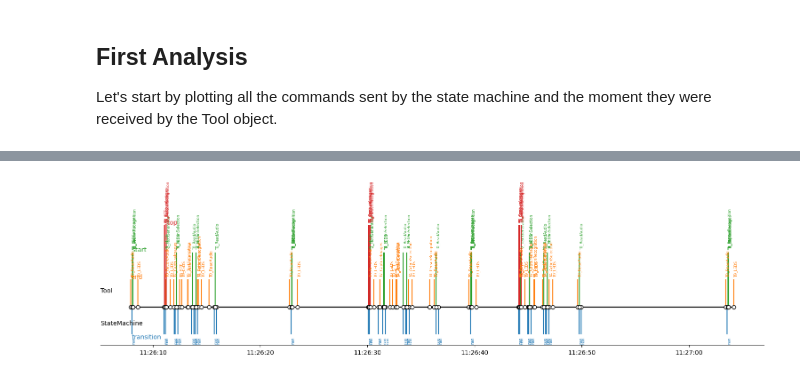
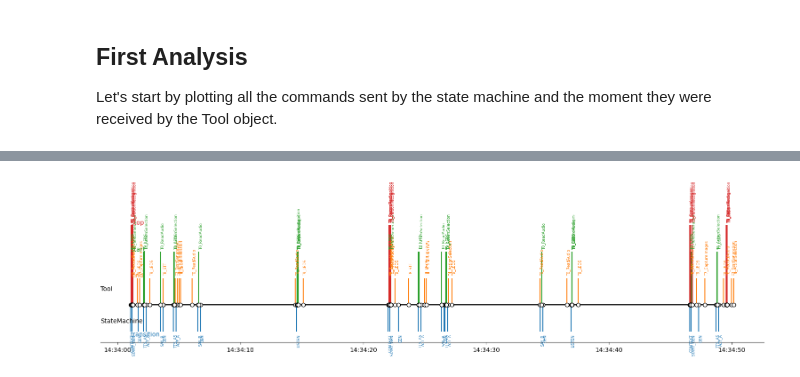
Before and after one commit to eliot-christon/robot-speech-to-speech, a Jupyter notebook: Tools/Evaluation/time_analysis/time_analysis.ipynb, the cells around one changed output, grey strips where cells are left out. Saved outputs shown, nothing was run; the diff lists cells and outputs as text; code cells hidden in the pictures.

```diff
--- a/Tools/Evaluation/time_analysis/time_analysis.ipynb
+++ b/Tools/Evaluation/time_analysis/time_analysis.ipynb
@@ -106,6 +106,7 @@ log_tool_df["detail"] = np.where(log_tool_df["message"].str.contains("Executing
                                           np.where(log_tool_df["message"].str.contains("Finished."), "end",
                                           None)))
 log_tool_df["concerned_tool"] = log_tool_df["message"].apply(lambda x: parse_tool_message(x))
+log_tool_df["detail_msg"] = log_tool_df["concerned_tool"]
 
 # add column detail to log_sm_df with
 # - "transition" if "Transition" in message
@@ -120,6 +121,8 @@ def parse_transition_message(message):
 log_sm_df["detail"] = np.where(log_sm_df["message"].str.contains("Transition"), "transition", None)
 log_sm_df["transition_from"] = log_sm_df["message"].apply(lambda x: parse_transition_message(x)[0] if x is not None else None)
 log_sm_df["transition_to"] = log_sm_df["message"].apply(lambda x: parse_transition_message(x)[1] if x is not None else None)
+# detail_msg column being transition FROM - TO if detail is transition
+log_sm_df["detail_msg"] = log_sm_df["transition_to"]
 
 log_sm_df.head()
 # %% [output]
@@ -245,8 +248,8 @@ plot_timeline(log_only_detailed, "detail", "concerned_tool")
 # %%
-log_zoomed_only_detailed = log_only_detailed[(log_only_detailed["date_time"] > datetime(2024, 5, 22, 11, 26, 00, 0)) & (log_only_detailed["date_time"] < datetime(2024, 5, 22, 11, 27, 10, 0))]
+log_zoomed_only_detailed = log_only_detailed[(log_only_detailed["date_time"] > datetime(2024, 5, 24, 14, 34, 0, 0)) & (log_only_detailed["date_time"] < datetime(2024, 5, 24, 14, 35, 0, 0))]
 if log_zoomed_only_detailed.empty:
     print("No data in the zoomed area")
 else:
-    plot_timeline(log_zoomed_only_detailed, "detail", "concerned_tool")
+    plot_timeline(log_zoomed_only_detailed, "detail", "detail_msg")
 # %% [output]
-[figure, old version]
+[figure, new version]
```
Also changed, not shown: parts of 8 cells of this notebook, 3 other files.
